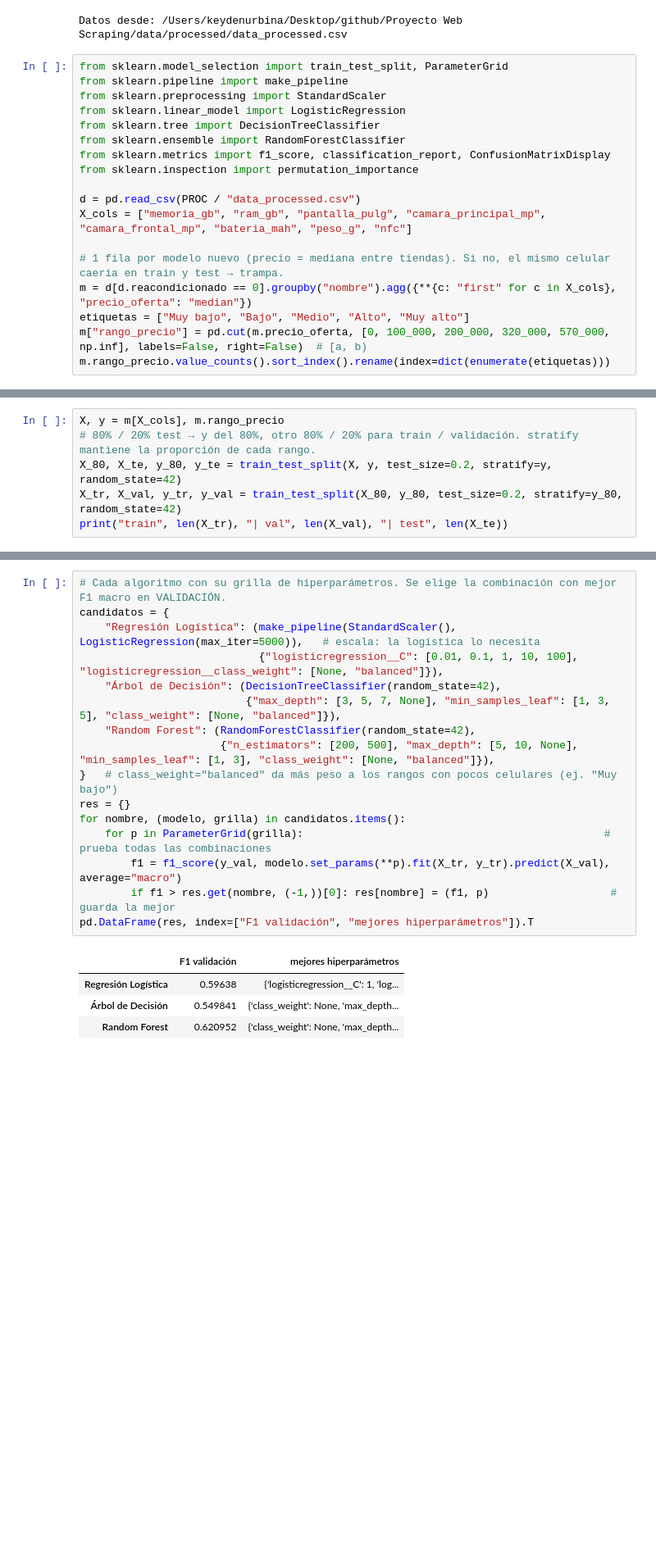
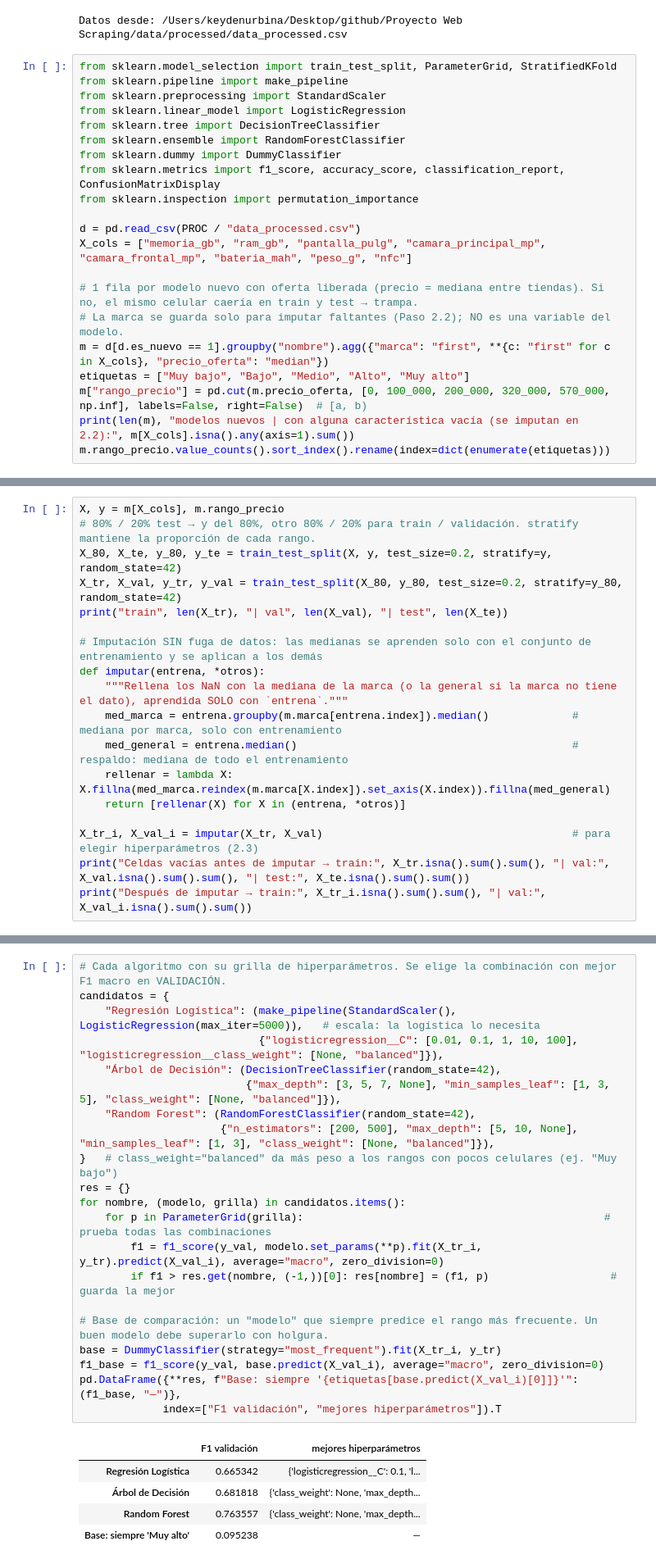
Before and after one commit to keydenurbina/cellphones-market, a Jupyter notebook: notebooks/04. data_modeling.ipynb, the cells around one changed output, grey strips where cells are left out. Shown at 82% size. Saved outputs shown, nothing was run; the diff lists cells and outputs as text; blank space fills up the shorter version.

```diff
--- a/notebooks/04. data_modeling.ipynb
+++ b/notebooks/04. data_modeling.ipynb
@@ -28,21 +28,24 @@ print("Datos desde:", PROC / "data_processed.csv")
 # %% [output]
 Datos desde: /Users/keydenurbina/Desktop/github/Proyecto Web Scraping/data/processed/data_processed.csv
 # %%
-from sklearn.model_selection import train_test_split, ParameterGrid
+from sklearn.model_selection import train_test_split, ParameterGrid, StratifiedKFold
 from sklearn.pipeline import make_pipeline
 from sklearn.preprocessing import StandardScaler
 from sklearn.linear_model import LogisticRegression
 from sklearn.tree import DecisionTreeClassifier
 from sklearn.ensemble import RandomForestClassifier
-from sklearn.metrics import f1_score, classification_report, ConfusionMatrixDisplay
+from sklearn.dummy import DummyClassifier
+from sklearn.metrics import f1_score, accuracy_score, classification_report, ConfusionMatrixDisplay
 from sklearn.inspection import permutation_importance
 
 d = pd.read_csv(PROC / "data_processed.csv")
 X_cols = ["memoria_gb", "ram_gb", "pantalla_pulg", "camara_principal_mp", "camara_frontal_mp", "bateria_mah", "peso_g", "nfc"]
 
-# 1 fila por modelo nuevo (precio = mediana entre tiendas). Si no, el mismo celular caería en train y test → trampa.
-m = d[d.reacondicionado == 0].groupby("nombre").agg({**{c: "first" for c in X_cols}, "precio_oferta": "median"})
+# 1 fila por modelo nuevo con oferta liberada (precio = mediana entre tiendas). Si no, el mismo celular caería en train y test → trampa.
+# La marca se guarda solo para imputar faltantes (Paso 2.2); NO es una variable del modelo.
+m = d[d.es_nuevo == 1].groupby("nombre").agg({"marca": "first", **{c: "first" for c in X_cols}, "precio_oferta": "median"})
 etiquetas = ["Muy bajo", "Bajo", "Medio", "Alto", "Muy alto"]
 m["rango_precio"] = pd.cut(m.precio_oferta, [0, 100_000, 200_000, 320_000, 570_000, np.inf], labels=False, right=False)  # [a, b)
+print(len(m), "modelos nuevos | con alguna característica vacía (se imputan en 2.2):", m[X_cols].isna().any(axis=1).sum())
 m.rango_precio.value_counts().sort_index().rename(index=dict(enumerate(etiquetas)))
 # %% [output]
@@ -95,4 +103,16 @@ X, y = m[X_cols], m.rango_precio
 X_80, X_te, y_80, y_te = train_test_split(X, y, test_size=0.2, stratify=y, random_state=42)
 X_tr, X_val, y_tr, y_val = train_test_split(X_80, y_80, test_size=0.2, stratify=y_80, random_state=42)
 print("train", len(X_tr), "| val", len(X_val), "| test", len(X_te))
+
+# Imputación SIN fuga de datos: las medianas se aprenden solo con el conjunto de entrenamiento y se aplican a los demás
+def imputar(entrena, *otros):
+    """Rellena los NaN con la mediana de la marca (o la general si la marca no tiene el dato), aprendida SOLO con `entrena`."""
+    med_marca = entrena.groupby(m.marca[entrena.index]).median()             # mediana por marca, solo con entrenamiento
+    med_general = entrena.median()                                           # respaldo: mediana de todo el entrenamiento
+    rellenar = lambda X: X.fillna(med_marca.reindex(m.marca[X.index]).set_axis(X.index)).fillna(med_general)
+    return [rellenar(X) for X in (entrena, *otros)]
+
+X_tr_i, X_val_i = imputar(X_tr, X_val)                                       # para elegir hiperparámetros (2.3)
+print("Celdas vacías antes de imputar → train:", X_tr.isna().sum().sum(), "| val:", X_val.isna().sum().sum(), "| test:", X_te.isna().sum().sum())
+print("Después de imputar → train:", X_tr_i.isna().sum().sum(), "| val:", X_val_i.isna().sum().sum())
 # %% [output]
@@ -140,22 +165,28 @@ Cada combinación se entrena con **train** y se evalúa con **validación**. Se
 # %%
 # Cada algoritmo con su grilla de hiperparámetros. Se elige la combinación con mejor F1 macro en VALIDACIÓN.
 candidatos = {
     "Regresión Logística": (make_pipeline(StandardScaler(), LogisticRegression(max_iter=5000)),   # escala: la logística lo necesita
                             {"logisticregression__C": [0.01, 0.1, 1, 10, 100], "logisticregression__class_weight": [None, "balanced"]}),
     "Árbol de Decisión": (DecisionTreeClassifier(random_state=42),
                           {"max_depth": [3, 5, 7, None], "min_samples_leaf": [1, 3, 5], "class_weight": [None, "balanced"]}),
     "Random Forest": (RandomForestClassifier(random_state=42),
                       {"n_estimators": [200, 500], "max_depth": [5, 10, None], "min_samples_leaf": [1, 3], "class_weight": [None, "balanced"]}),
 }   # class_weight="balanced" da más peso a los rangos con pocos celulares (ej. "Muy bajo")
 res = {}
 for nombre, (modelo, grilla) in candidatos.items():
     for p in ParameterGrid(grilla):                                               # prueba todas las combinaciones
-        f1 = f1_score(y_val, modelo.set_params(**p).fit(X_tr, y_tr).predict(X_val), average="macro")
+        f1 = f1_score(y_val, modelo.set_params(**p).fit(X_tr_i, y_tr).predict(X_val_i), average="macro", zero_division=0)
         if f1 > res.get(nombre, (-1,))[0]: res[nombre] = (f1, p)                   # guarda la mejor
-pd.DataFrame(res, index=["F1 validación", "mejores hiperparámetros"]).T
+
+# Base de comparación: un "modelo" que siempre predice el rango más frecuente. Un buen modelo debe superarlo con holgura.
+base = DummyClassifier(strategy="most_frequent").fit(X_tr_i, y_tr)
+f1_base = f1_score(y_val, base.predict(X_val_i), average="macro", zero_division=0)
+pd.DataFrame({**res, f"Base: siempre '{etiquetas[base.predict(X_val_i)[0]]}'": (f1_base, "—")},
+             index=["F1 validación", "mejores hiperparámetros"]).T
 # %% [output]
 |  | F1 validación | mejores hiperparámetros |
-| Regresión Logística | 0.59638 | {'logisticregression__C': 1, 'log... |
-| Árbol de Decisión | 0.549841 | {'class_weight': None, 'max_depth... |
-| Random Forest | 0.620952 | {'class_weight': None, 'max_depth... |
+| Regresión Logística | 0.665342 | {'logisticregression__C': 0.1, 'l... |
+| Árbol de Decisión | 0.681818 | {'class_weight': None, 'max_depth... |
+| Random Forest | 0.763557 | {'class_weight': None, 'max_depth... |
+| Base: siempre 'Muy alto' | 0.095238 | — |
 # %% [markdown]
```
Also changed, not shown: parts of 24 cells of this notebook, 8 other files.
